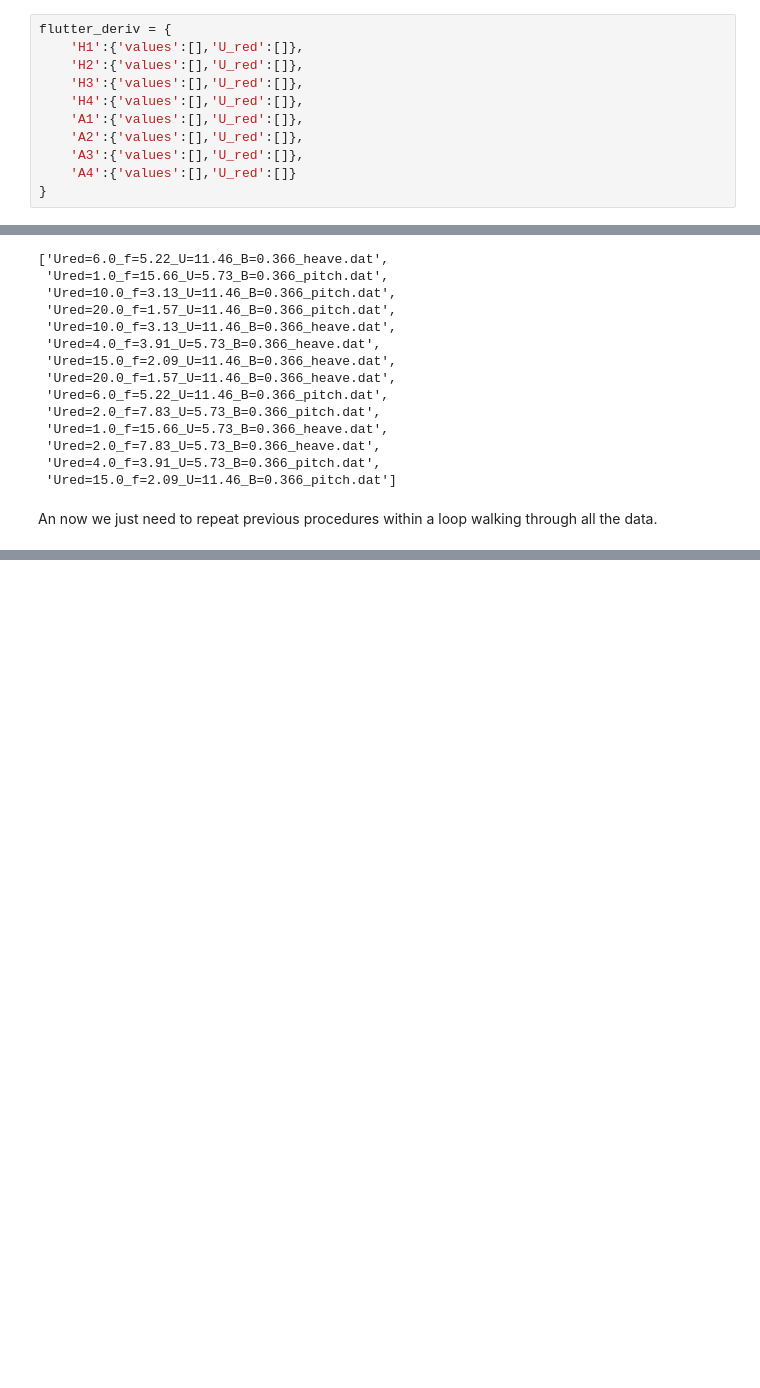
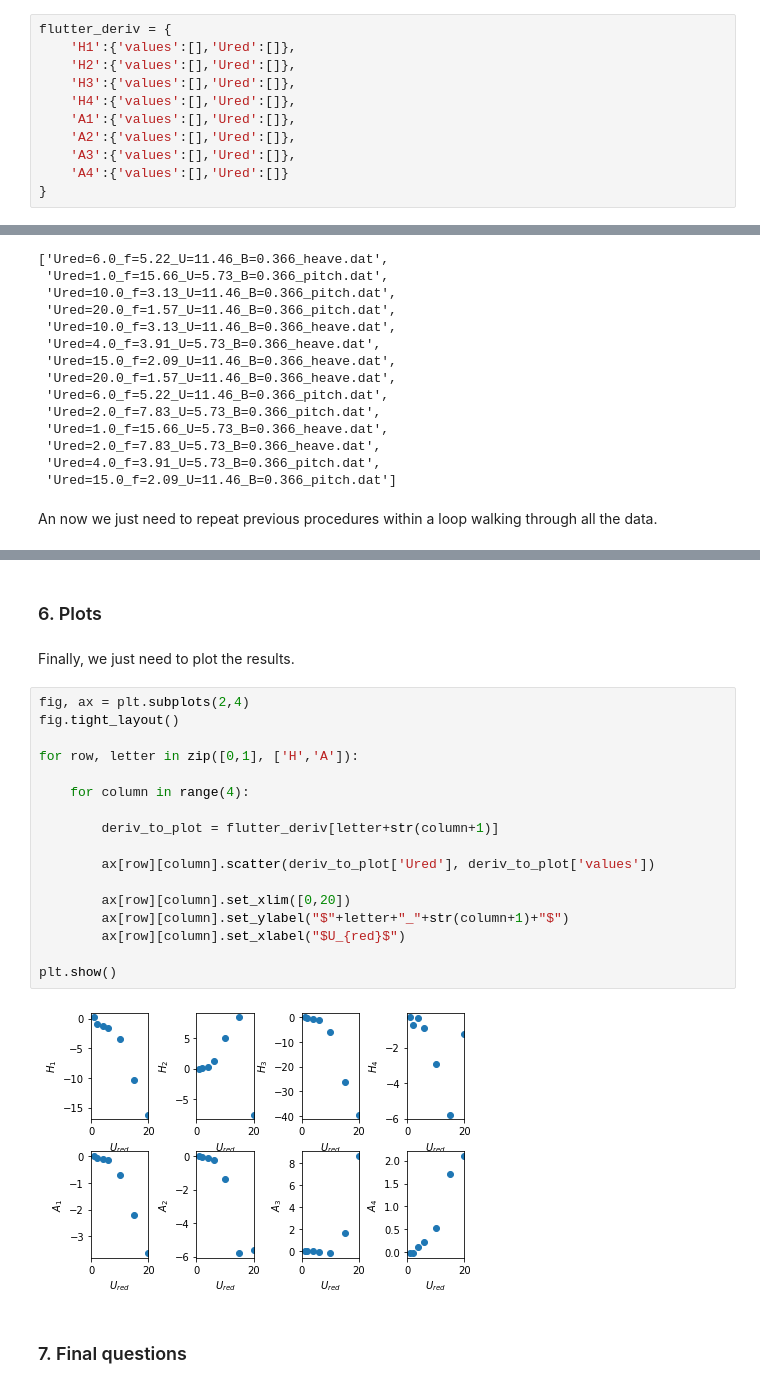
Before and after one commit to mpentek/SWEToolbox, a Jupyter notebook: 5_flutter_analysis_tools/howto_1_calculation_of_flutter_derivatives.ipynb, the cells around one changed output, grey strips where cells are left out. Drawn from its saved outputs; the diff is of its cells as text; blank space fills up the shorter version.

```diff
--- a/5_flutter_analysis_tools/howto_1_calculation_of_flutter_derivatives.ipynb
+++ b/5_flutter_analysis_tools/howto_1_calculation_of_flutter_derivatives.ipynb
@@ -305,14 +336,14 @@ Therefore, from now on $U_{red}$ will be used as the x-axis reference value inst
 We will start creating dictionary to allow an organised storage of the derivatives. Each key represents a different derivative, with both the y-axis (the derivative values) and x-axis (corresponding $U_{red}$) data.
 # %%
 flutter_deriv = {
-    'H1':{'values':[],'U_red':[]},
-    'H2':{'values':[],'U_red':[]},
-    'H3':{'values':[],'U_red':[]},
-    'H4':{'values':[],'U_red':[]},
-    'A1':{'values':[],'U_red':[]},
-    'A2':{'values':[],'U_red':[]},
-    'A3':{'values':[],'U_red':[]},
-    'A4':{'values':[],'U_red':[]}
+    'H1':{'values':[],'Ured':[]},
+    'H2':{'values':[],'Ured':[]},
+    'H3':{'values':[],'Ured':[]},
+    'H4':{'values':[],'Ured':[]},
+    'A1':{'values':[],'Ured':[]},
+    'A2':{'values':[],'Ured':[]},
+    'A3':{'values':[],'Ured':[]},
+    'A4':{'values':[],'Ured':[]}
 }
 # %% [markdown]
 We read all files in the 'example_data' folder in order to go through them later in the main loop.
@@ -381,0 +483,25 @@ for sim_file in simulation_files:
+# %% [markdown]
+### 6. Plots
+# %% [markdown]
+Finally, we just need to plot the results.
+# %%
+fig, ax = plt.subplots(2,4)
+fig.tight_layout()
+
+for row, letter in zip([0,1], ['H','A']):
+
+    for column in range(4):
+
+        deriv_to_plot = flutter_deriv[letter+str(column+1)]
+
+        ax[row][column].scatter(deriv_to_plot['Ured'], deriv_to_plot['values'])
+
+        ax[row][column].set_xlim([0,20])
+        ax[row][column].set_ylabel("$"+letter+"_"+str(column+1)+"$")
+        ax[row][column].set_xlabel("$U_{red}$")
+
+plt.show()
+# %% [output]
+[figure, added]
+# %% [markdown]
+### 7. Final questions
```
Also changed, not shown: parts of 11 cells of this notebook.
